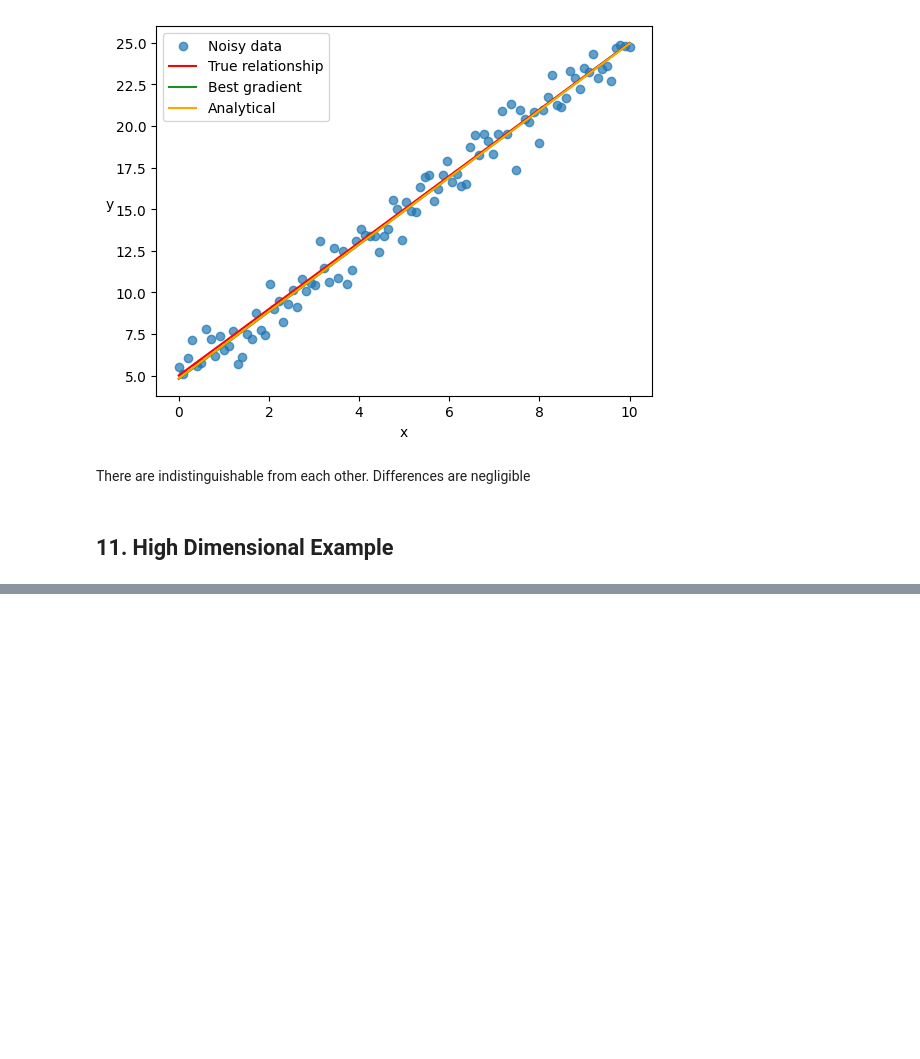
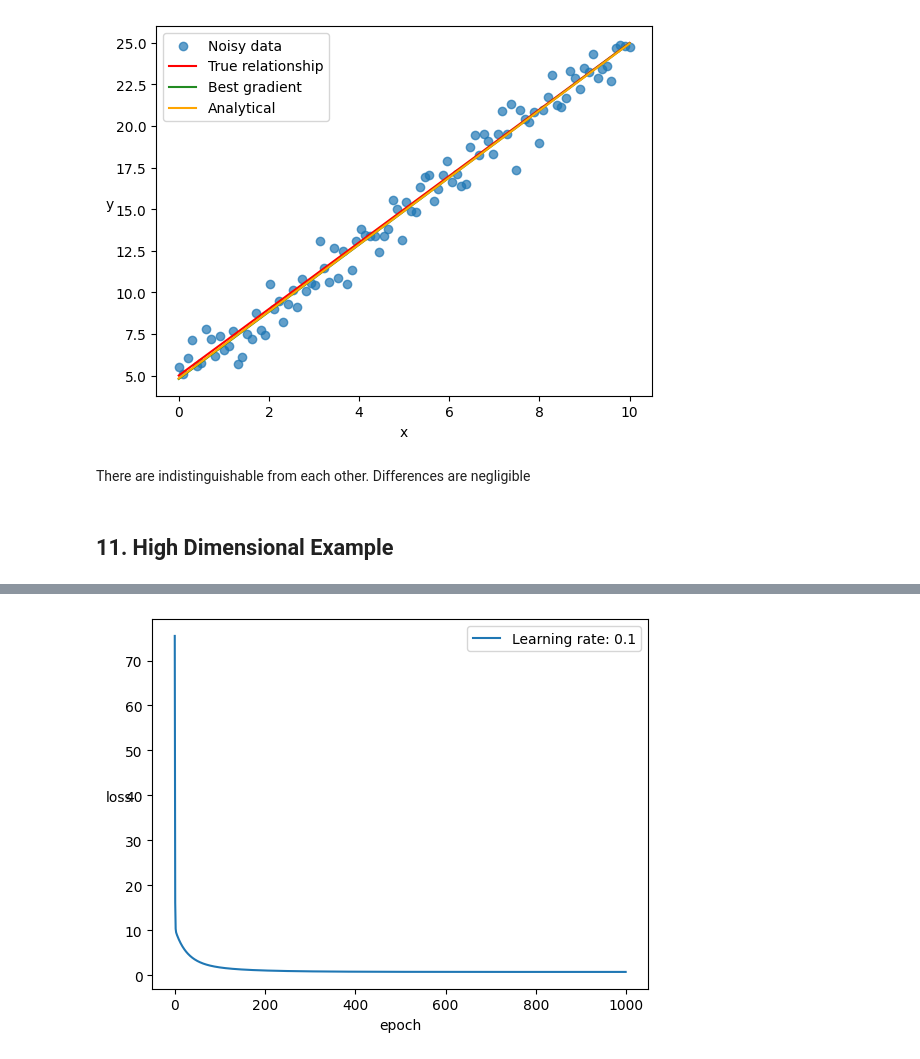
Before and after one commit to Spontaniczny/Stochastic-methods-in-machine-learning, a Jupyter notebook: lab1/lab1.ipynb, the cells around one changed output, grey strips where cells are left out. Saved outputs shown, nothing was run; the diff lists cells and outputs as text; code cells hidden in the pictures; blank space fills up the shorter version.

```diff
--- a/lab1/lab1.ipynb
+++ b/lab1/lab1.ipynb
@@ -322,0 +329,10 @@ There are indistinguishable from each other. Differences are negligible
+# %%
+np.random.seed(42)
+
+x_10d = np.random.random((100, 10))
+noise = np.random.normal(0, 1, size=x_10d.shape[0])
+
+true_weights_10d = np.linspace(1, 10, 10).reshape(1, -1)
+bias = -1
+y_10d = true_weights_10d @ x_10d.T + bias + noise
+y_10d = y_10d.reshape(-1)
@@ -322,0 +345,3 @@ There are indistinguishable from each other. Differences are negligible
+# %%
+x_10d = np.concatenate([np.ones((x_10d.shape[0], 1)), x_10d], axis=1)
+true_weights_10d = np.concatenate([np.array(bias).reshape(-1, 1), true_weights_10d], axis=1).reshape(-1)
@@ -322,0 +353,14 @@ There are indistinguishable from each other. Differences are negligible
+# %%
+epochs = 1000
+learning_rate = 1e-1
+# %%
+weights_10d = np.zeros(11)
+losses = []
+
+for i in range(epochs):
+    gradient = calculate_gradient(y_10d, x_10d, weights_10d)
+    weights_10d = weights_10d - gradient * learning_rate
+    loss = MSE(y_10d, x_10d, weights_10d)
+    losses.append(loss)
+    if (i + 1) % 100 == 0:
+        print(f"Loss for epoch {i + 1}: {loss:.3f}")
@@ -322,0 +378,4 @@ There are indistinguishable from each other. Differences are negligible
+# %%
+plot_losses(losses, learning_rate)
+# %% [output]
+[figure, added]
```
Also changed, not shown: parts of 10 cells of this notebook.
